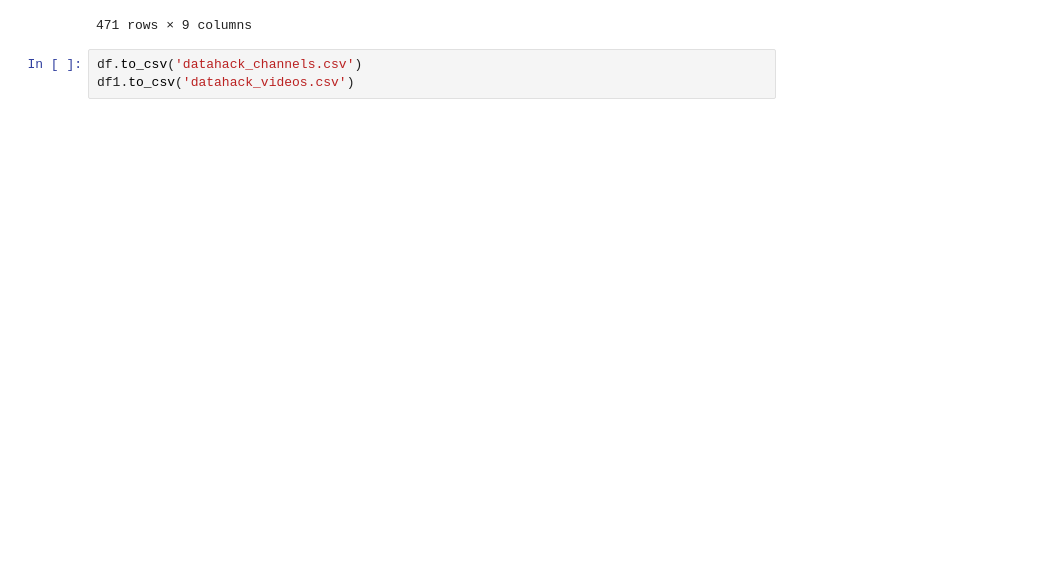
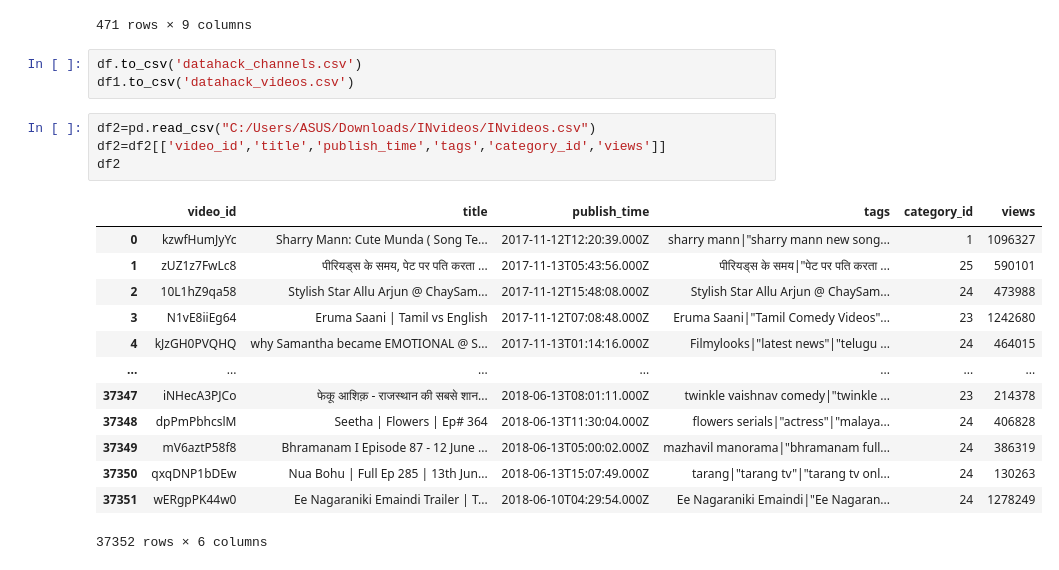
Before and after one commit to Akashram28/Cranklever_Datahack, a Jupyter notebook: Datahack_youtube.ipynb, the cells around one changed output. Saved outputs shown, nothing was run; the diff lists cells and outputs as text; blank space fills up the shorter version.

```diff
--- a/Datahack_youtube.ipynb
+++ b/Datahack_youtube.ipynb
@@ -186,3 +201,21 @@ df1
 # %%
 df.to_csv('datahack_channels.csv')
 df1.to_csv('datahack_videos.csv')
+# %%
+df2=pd.read_csv("C:/Users/ASUS/Downloads/INvideos/INvideos.csv")
+df2=df2[['video_id','title','publish_time','tags','category_id','views']]
+df2
+# %% [output]
+|  | video_id | title | publish_time | tags | category_id | views |
+| 0 | kzwfHumJyYc | Sharry Mann: Cute Munda ( Song Te... | 2017-11-12T12:20:39.000Z | sharry mann|"sharry mann new song... | 1 | 1096327 |
+| 1 | zUZ1z7FwLc8 | पीरियड्स के समय, पेट पर पति करता ... | 2017-11-13T05:43:56.000Z | पीरियड्स के समय|"पेट पर पति करता ... | 25 | 590101 |
+| 2 | 10L1hZ9qa58 | Stylish Star Allu Arjun @ ChaySam... | 2017-11-12T15:48:08.000Z | Stylish Star Allu Arjun @ ChaySam... | 24 | 473988 |
+| 3 | N1vE8iiEg64 | Eruma Saani | Tamil vs English | 2017-11-12T07:08:48.000Z | Eruma Saani|"Tamil Comedy Videos"... | 23 | 1242680 |
+| 4 | kJzGH0PVQHQ | why Samantha became EMOTIONAL @ S... | 2017-11-13T01:14:16.000Z | Filmylooks|"latest news"|"telugu ... | 24 | 464015 |
+| ... | ... | ... | ... | ... | ... | ... |
+| 37347 | iNHecA3PJCo | फेकू आशिक़ - राजस्थान की सबसे शान... | 2018-06-13T08:01:11.000Z | twinkle vaishnav comedy|"twinkle ... | 23 | 214378 |
+| 37348 | dpPmPbhcslM | Seetha | Flowers | Ep# 364 | 2018-06-13T11:30:04.000Z | flowers serials|"actress"|"malaya... | 24 | 406828 |
+| 37349 | mV6aztP58f8 | Bhramanam I Episode 87 - 12 June ... | 2018-06-13T05:00:02.000Z | mazhavil manorama|"bhramanam full... | 24 | 386319 |
+| 37350 | qxqDNP1bDEw | Nua Bohu | Full Ep 285 | 13th Jun... | 2018-06-13T15:07:49.000Z | tarang|"tarang tv"|"tarang tv onl... | 24 | 130263 |
+| 37351 | wERgpPK44w0 | Ee Nagaraniki Emaindi Trailer | T... | 2018-06-10T04:29:54.000Z | Ee Nagaraniki Emaindi|"Ee Nagaran... | 24 | 1278249 |
+37352 rows × 6 columns
```
Also changed, not shown: parts of 10 cells of this notebook.
